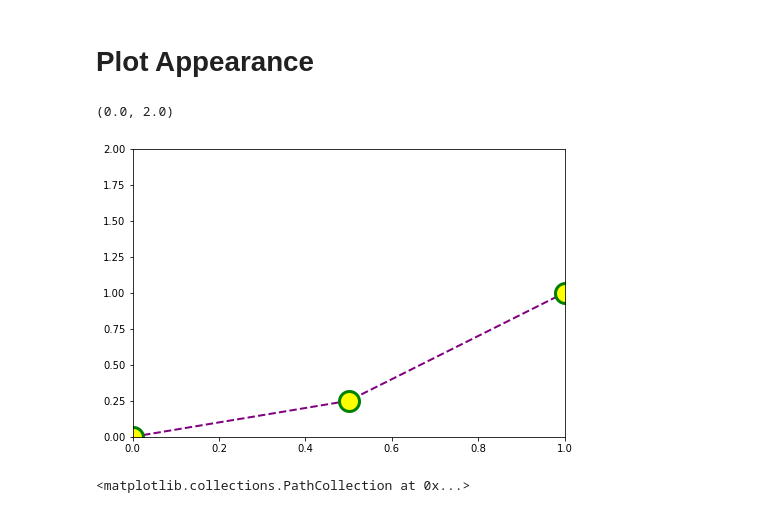
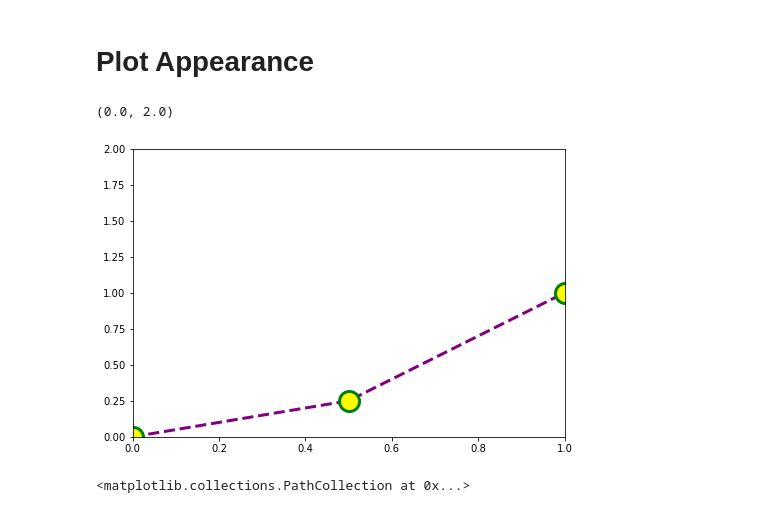
Before and after one commit to pradhan-asish/Python-Matplot_-_Visualization, a Jupyter notebook: Matplot_Udemy.ipynb, the cells around one changed output. Drawn from its saved outputs; the diff is of its cells as text; code cells hidden in the pictures.

```diff
--- a/Matplot_Udemy.ipynb
+++ b/Matplot_Udemy.ipynb
@@ -130,12 +130,12 @@ ax.legend(loc = 2)
 # %%
 fig = plt.figure()
 ax = fig.add_axes([0,0,1,1])
-ax.plot(x,y,color = 'purple', linewidth = 2, linestyle = '--',marker = 'o', markersize = 20, markerfacecolor = 'yellow', markeredgewidth = 3 , markeredgecolor= 'green')
+ax.plot(x,y,color = 'purple', linewidth = 3, linestyle = '--',marker = 'o', markersize = 20, markerfacecolor = 'yellow', markeredgewidth = 3 , markeredgecolor= 'green')
 ax.set_xlim([0,1])
 ax.set_ylim([0,2])
 # %% [output]
 (0.0, 2.0)
-[figure, old version]
+[figure, new version]
 # %%
 plt.scatter(x,y)
 # %% [output]
```
